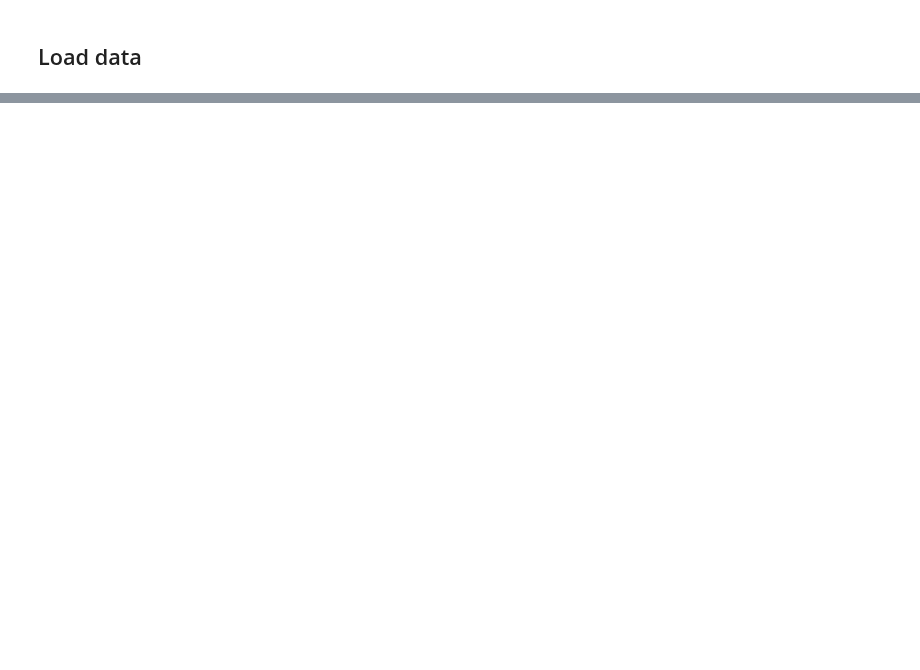
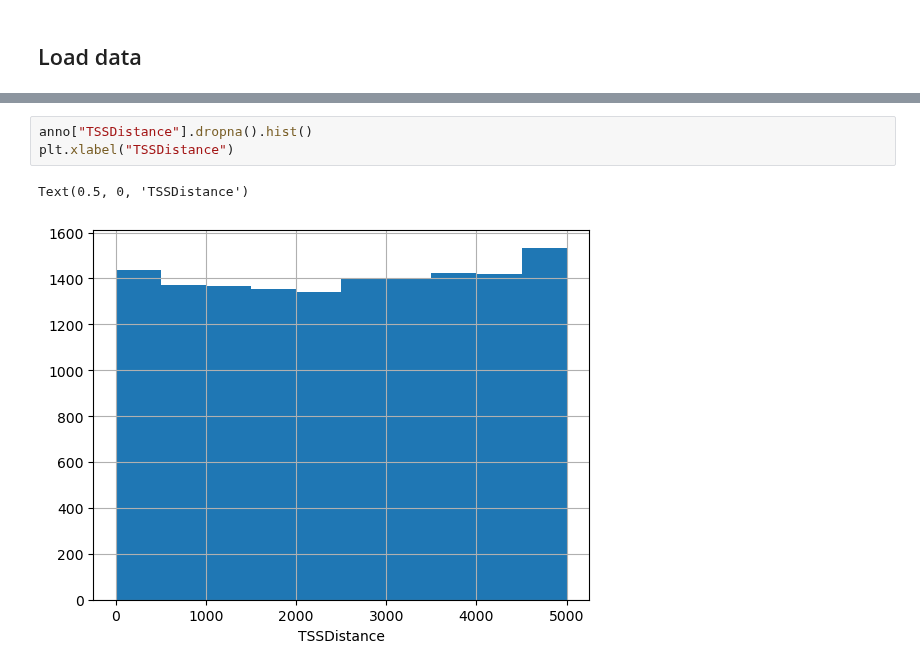
Before and after one commit to theislab/cellink, a Jupyter notebook: docs/notebooks/explore_annotations.ipynb, the cells around one changed output, grey strips where cells are left out. Drawn from its saved outputs; the diff is of its cells as text; blank space fills up the shorter version.

```diff
--- a/docs/notebooks/explore_annotations.ipynb
+++ b/docs/notebooks/explore_annotations.ipynb
@@ -97,0 +141,6 @@ AnnData object with n_obs × n_vars = 1034 × 143083
+# %%
+anno["TSSDistance"].dropna().hist()
+plt.xlabel("TSSDistance")
+# %% [output]
+Text(0.5, 0, 'TSSDistance')
+[figure, added]
```
Also changed, not shown: parts of 23 cells of this notebook.
